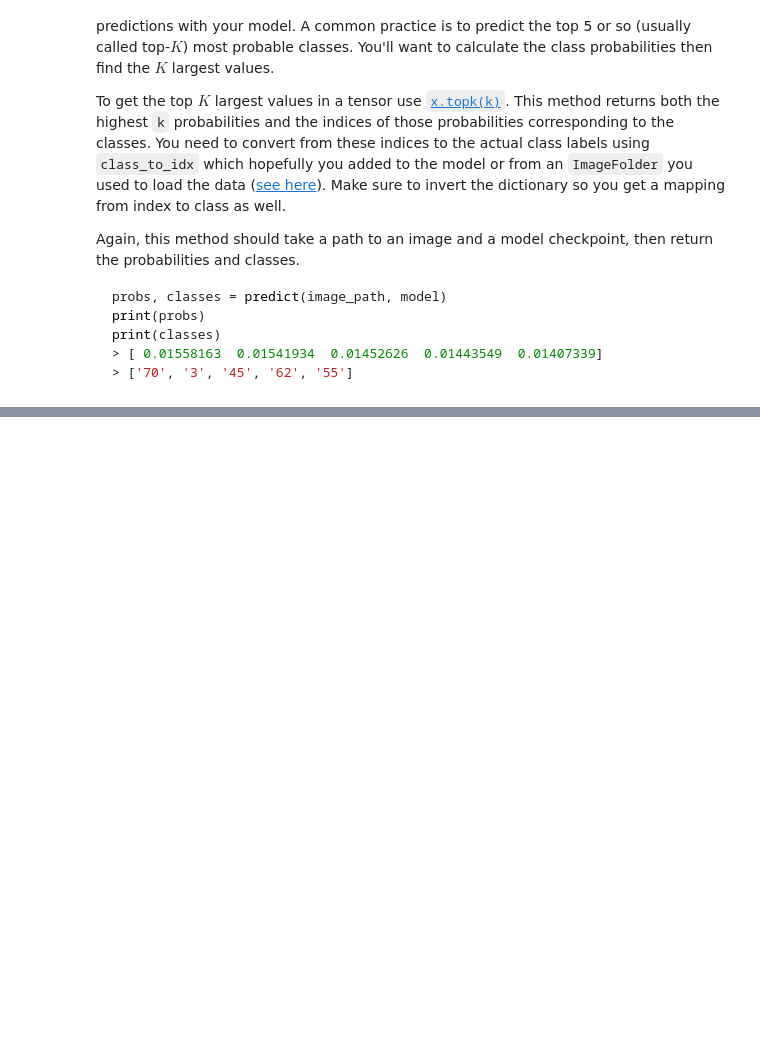
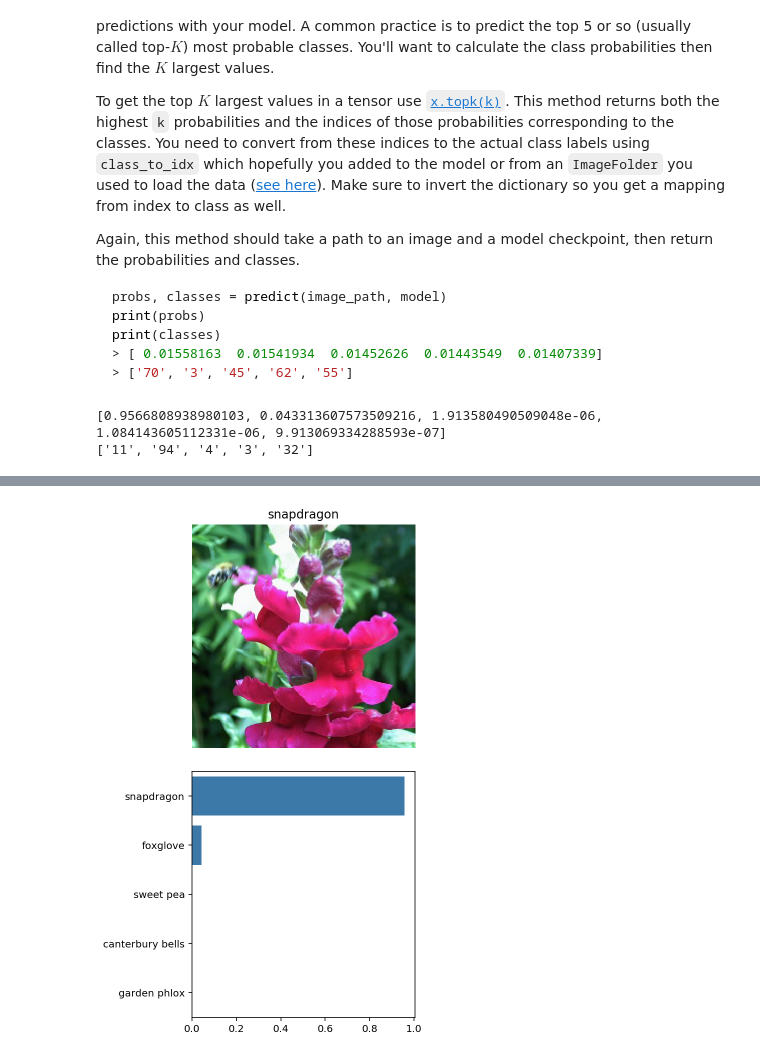
Before and after one commit to csdankim/image_classifier, a Jupyter notebook: Image Classifier Project.ipynb, the cells around one changed output, grey strips where cells are left out. Drawn from its saved outputs; the diff is of its cells as text; code cells hidden in the pictures; blank space fills up the shorter version.

```diff
--- a/Image Classifier Project.ipynb
+++ b/Image Classifier Project.ipynb
@@ -397,3 +453,10 @@ def predict(image_path, model, topk=5):
+# %%
+probs, classes = predict(image_path, model)
+print(probs)
+print(classes)
+# %% [output]
+[0.9566808938980103, 0.043313607573509216, 1.913580490509048e-06, 1.084143605112331e-06, 9.913069334288593e-07]
+['11', '94', '4', '3', '32']
 # %% [markdown]
 ## Sanity Checking
 
@@ -406,0 +468,29 @@ You can convert from the class integer encoding to actual flower names with the
+# %%
+# TODO: Display an image along with the top 5 classes
+def plot_predicts(image_path, model, topk=5):
+
+    img =  process_image(image_path)
+    probs, classes = predict(image_path, model, topk)
+    names = [cat_to_name[i] for i in classes]
+
+    # https://matplotlib.org/3.1.1/api/_as_gen/matplotlib.pyplot.figure.html
+    plt.figure(figsize=(4, 10))
+    # https://matplotlib.org/3.2.1/api/_as_gen/matplotlib.pyplot.subplot.html
+    ax = plt.subplot(211)
+
+    plt.axis('off') # https://stackoverflow.com/questions/9295026/matplotlib-plots-removing-axis-legends-and-white-spaces
+    title = ax.set_title(names[0])
+    imshow(img, ax, title)
+
+    plt.subplot(212)
+    # https://seaborn.pydata.org/generated/seaborn.barplot.html
+    # https://seaborn.pydata.org/tutorial/color_palettes.html
+    sns.barplot(x=probs, y=names, color=sns.color_palette("Blues")[-2])
+
+    # https://matplotlib.org/api/_as_gen/matplotlib.pyplot.subplots_adjust.html
+    plt.subplots_adjust(left=0.125, right=0.9, bottom=0.3, top=1.0, hspace = 0.05)
+    plt.show()
+# %%
+plot_predicts(image_path, model, 5)
+# %% [output]
+[figure, added]
```
Also changed, not shown: parts of 11 cells of this notebook.
